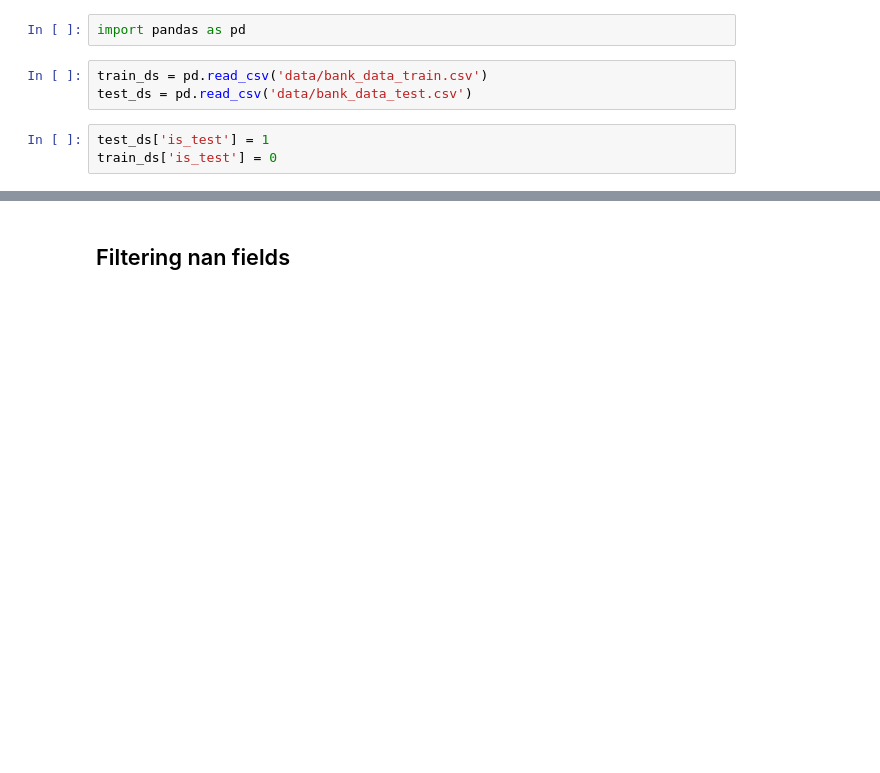
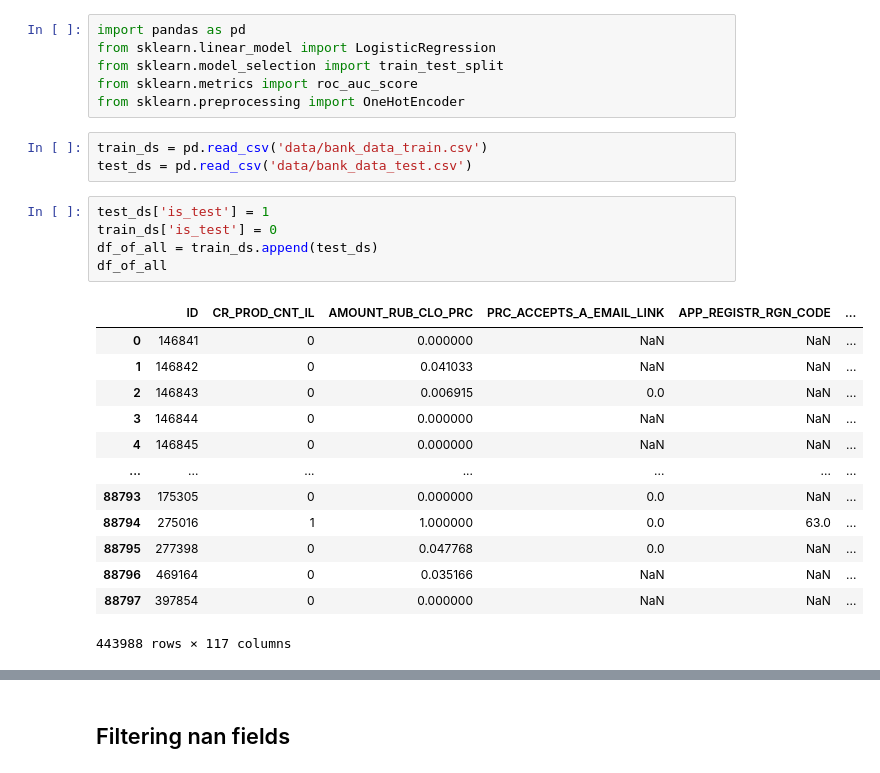
Before and after one commit to DWhistle/42-churn, a Jupyter notebook: preprocessing.ipynb, the cells around one changed output, grey strips where cells are left out. Saved outputs shown, nothing was run; the diff lists cells and outputs as text; blank space fills up the shorter version.

```diff
--- a/preprocessing.ipynb
+++ b/preprocessing.ipynb
@@ -1,8 +1,28 @@
 # %%
 import pandas as pd
+from sklearn.linear_model import LogisticRegression
+from sklearn.model_selection import train_test_split
+from sklearn.metrics import roc_auc_score
+from sklearn.preprocessing import OneHotEncoder
 # %%
 train_ds = pd.read_csv('data/bank_data_train.csv')
 test_ds = pd.read_csv('data/bank_data_test.csv')
 # %%
 test_ds['is_test'] = 1
 train_ds['is_test'] = 0
+df_of_all = train_ds.append(test_ds)
+df_of_all
+# %% [output]
+|  | ID | CR_PROD_CNT_IL | AMOUNT_RUB_CLO_PRC | PRC_ACCEPTS_A_EMAIL_LINK | APP_REGISTR_RGN_CODE | ... |
+| 0 | 146841 | 0 | 0.000000 | NaN | NaN | ... |
+| 1 | 146842 | 0 | 0.041033 | NaN | NaN | ... |
+| 2 | 146843 | 0 | 0.006915 | 0.0 | NaN | ... |
+| 3 | 146844 | 0 | 0.000000 | NaN | NaN | ... |
+| 4 | 146845 | 0 | 0.000000 | NaN | NaN | ... |
+| ... | ... | ... | ... | ... | ... | ... |
+| 88793 | 175305 | 0 | 0.000000 | 0.0 | NaN | ... |
+| 88794 | 275016 | 1 | 1.000000 | 0.0 | 63.0 | ... |
+| 88795 | 277398 | 0 | 0.047768 | 0.0 | NaN | ... |
+| 88796 | 469164 | 0 | 0.035166 | NaN | NaN | ... |
+| 88797 | 397854 | 0 | 0.000000 | NaN | NaN | ... |
+443988 rows × 117 columns
```
Also changed, not shown: parts of 12 cells of this notebook.
